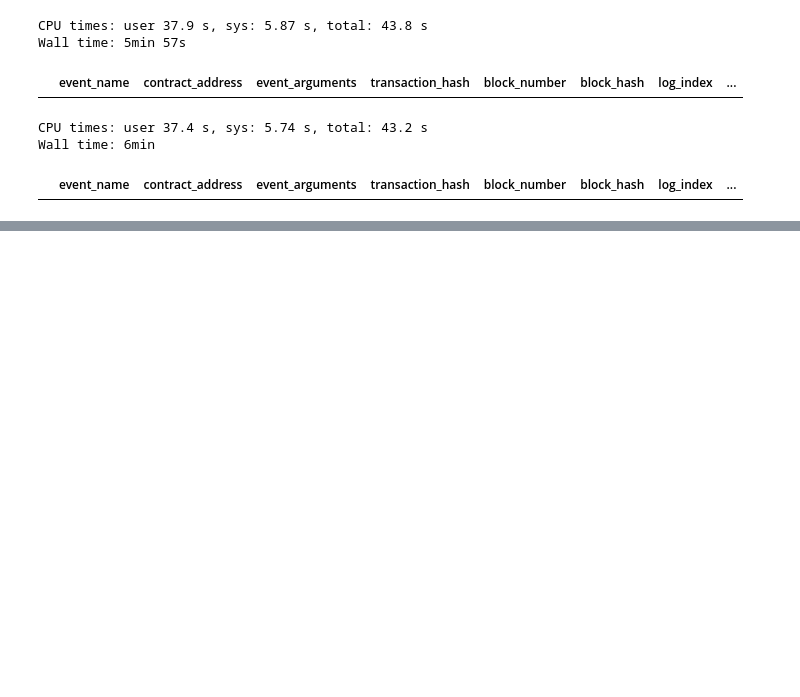
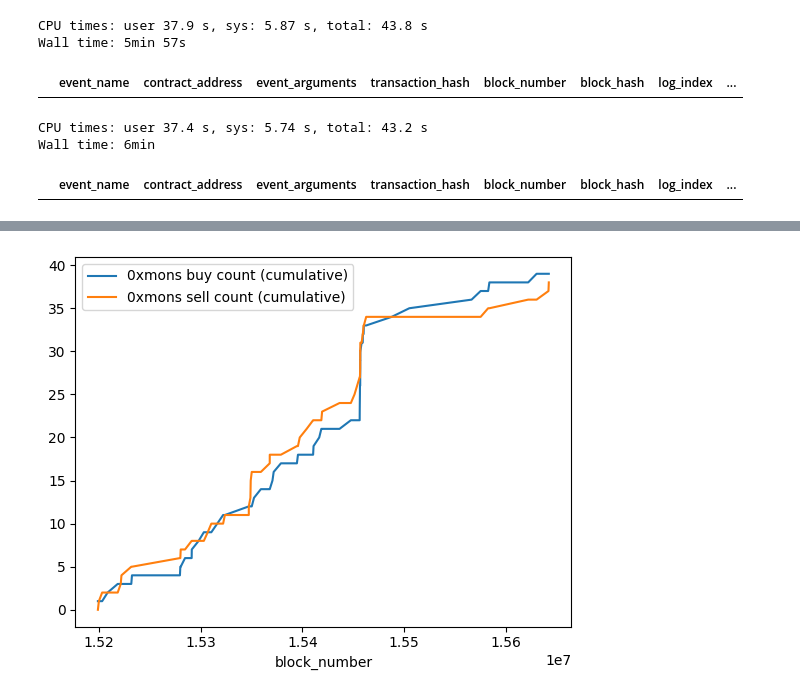
Before and after one commit to fmrmf/sudo-ape, a Jupyter notebook: notebook/sudo-pool.ipynb, the cells around one changed output, grey strips where cells are left out. Drawn from its saved outputs; the diff is of its cells as text; code cells hidden in the pictures; blank space fills up the shorter version.

```diff
--- a/notebook/sudo-pool.ipynb
+++ b/notebook/sudo-pool.ipynb
@@ -287,0 +254,3 @@ ax.get_figure().savefig('notebook/assets/counts.png')
+# %%
+# NOTE: assumes delta NEVER changes
+delta = delta_initial / 1e18
@@ -287,0 +318,27 @@ ax.get_figure().savefig('notebook/assets/counts.png')
+# %%
+# determine NFT count volumes over time through query swaps cross ref'd with query_transfers_for_swaps
+def get_nft_count(x: pd.Series, buy: bool) -> int:
+    """
+    Takes in row from query_swaps and returns nft count (buy, sell) from viewpoint of pool.
+    So SwapNFTInPair is a buy for the pool and SwapNFTOutPair is a sell.
+    """
+    if (x['event_name'] == 'SwapNFTInPair' and not buy) or (x['event_name'] == 'SwapNFTOutPair' and buy):
+        return 0
+
+    tx_hash = x['transaction_hash']
+    count = len(query_transfers_for_swaps[query_transfers_for_swaps['transaction_hash'] == tx_hash])
+    return count
+
+query_swaps['count_buy'] = query_swaps.apply(lambda x: get_nft_count(x, True), axis=1)
+query_swaps['count_sell'] = query_swaps.apply(lambda x: get_nft_count(x, False), axis=1)
+# %%
+# get cumulative NFT counts
+query_swaps['cum_count_buy'] = query_swaps['count_buy'].cumsum()
+query_swaps['cum_count_sell'] = query_swaps['count_sell'].cumsum()
+# %%
+# plot historical cumulative volumes (in # NFTs)
+# NOTE: these are the "count" fields in pool-analysis.js
+ax = query_swaps.plot(x='block_number', y=['cum_count_buy', 'cum_count_sell'], label=['0xmons buy count (cumulative)', '0xmons sell count (cumulative)'])
+ax.get_figure().savefig('notebook/assets/counts.png')
+# %% [output]
+[figure, added]
```
Also changed, not shown: parts of 23 cells of this notebook, 3 other files.
